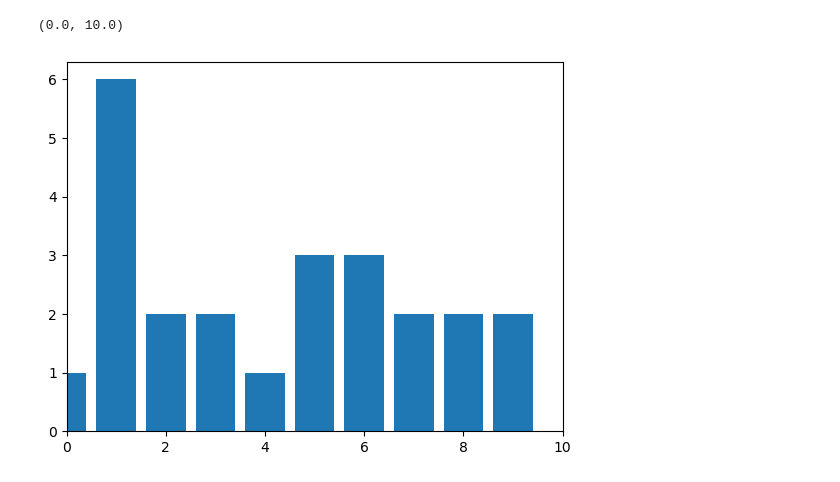
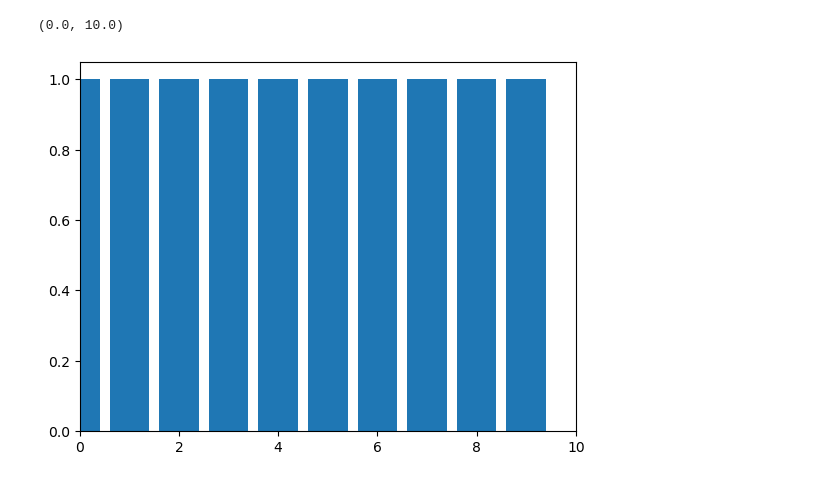
Before and after one commit to azukichunchun/CoOp, a Jupyter notebook: active.ipynb, the cells around one changed output. Saved outputs shown, nothing was run; the diff lists cells and outputs as text; code cells hidden in the pictures.

```diff
--- a/active.ipynb
+++ b/active.ipynb
@@ -11,25 +11,25 @@ from sklearn.cluster import KMeans
 # %%
 path = "/data2/yhiro/data/eurosat_active/split_fewshot"
-with open(os.path.join(path, "shot_1-seed_2-active.pkl"), "rb") as file:
+with open(os.path.join(path, "shot_1-seed_1-active.pkl"), "rb") as file:
     shot1= pickle.load(file)
 
 
 active_label = [d.label for d in shot1]
 
 count = Counter(active_label)
 
 height = []
 for i in range(len(active_label)):
     if i not in count.keys():
         height.append(0)
     else:
         height.append(count[i])
 plt.bar(range(len(height)), height)
 plt.xlim(0,10)
 #plt.ylim(0,8.2)
 #[print(d.label) for d in shot1]
 #print("--------")
 #[print(d.label) for d in shot2["train"]]
 # %% [output]
 (0.0, 10.0)
-[figure, old version]
+[figure, new version]
```
Also changed, not shown: parts of 13 cells of this notebook, 23 other files.
